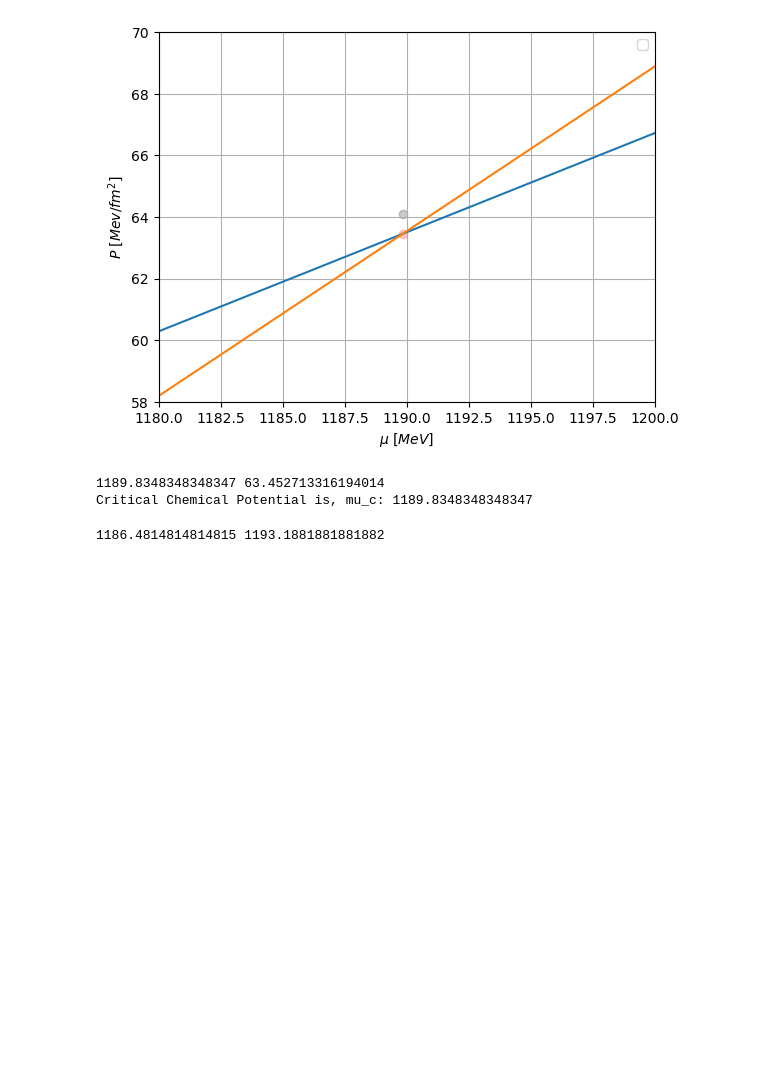
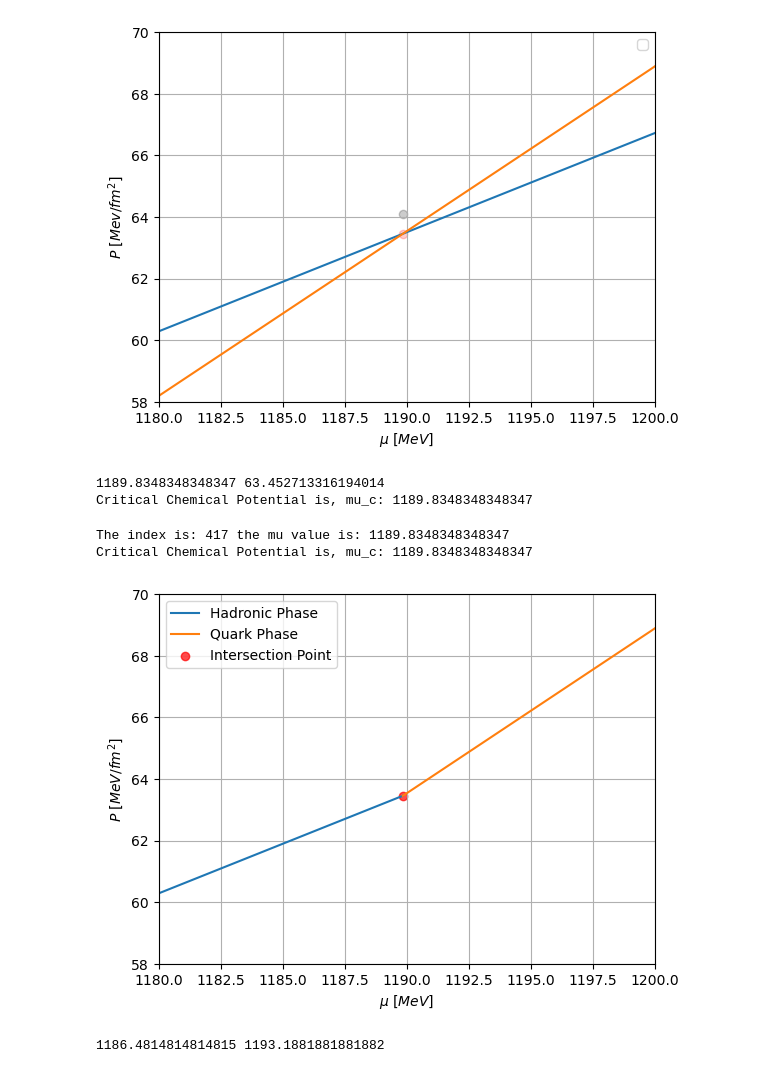
Before and after one commit to katta626/Phase_Transition, a Jupyter notebook: code/quadratic_fit-2.ipynb, the cells around one changed output. Drawn from its saved outputs; the diff is of its cells as text; code cells hidden in the pictures; blank space fills up the shorter version.

```diff
--- a/code/quadratic_fit-2.ipynb
+++ b/code/quadratic_fit-2.ipynb
@@ -203,6 +162,51 @@ The index is : 417 the mu value is:  1189.8348348348347
 [figure]
 1189.8348348348347 63.452713316194014
 Critical Chemical Potential is, mu_c: 1189.8348348348347
+# %%
+# Assuming mu1_b, P_1_all, mu_quark, and P_3_all are already defined
+x1 = np.array(mu1_b)
+y1 = np.array(P_1_all)
+
+x2 = np.array(mu_quark)
+y2 = np.array(P_3_all)
+
+P_h_int_func = interpolate.interp1d(x1, y1)
+P_q_int_func = interpolate.interp1d(x2, y2)
+
+mu_new = np.linspace(1050, 1385, 1000)
+P_had_array = P_h_int_func(mu_new)
+P_quark_array = P_q_int_func(mu_new)
+
+# Calculate the difference and find the intersection
+y_diff = np.abs(P_had_array - P_quark_array)
+index_intersect = np.argmin(y_diff)
+i_intersect = mu_new[index_intersect]
+y_intersect = P_had_array[index_intersect]
+
+print("The index is:", index_intersect, "the mu value is:", x_intersect)
+print("Critical Chemical Potential is, mu_c:", x_intersect)
+
+# Split the arrays at the intersection point
+mu_had = mu_new[:index_intersect + 1]
+P_had = P_had_array[:index_intersect + 1]
+mu_quark_2 = mu_new[index_intersect:]
+P_quark_2 = P_quark_array[index_intersect:]
+
+# Plotting the updated arrays
+plt.plot(mu_had, P_had, label='Hadronic Phase')
+plt.plot(mu_quark_2, P_quark_2, label='Quark Phase')
+plt.scatter(x_intersect, y_intersect, color="red", alpha=0.7, label='Intersection Point')
+plt.ylim([58, 70])
+plt.xlim([1180, 1200])
+plt.xlabel(r"$\mu \ [MeV]$")
+plt.ylabel(r"$P \ [MeV/fm^2]$")
+plt.legend()
+plt.grid()
+plt.show()
+# %% [output]
+The index is: 417 the mu value is: 1189.8348348348347
+Critical Chemical Potential is, mu_c: 1189.8348348348347
+[figure, added]
 # %%
 @jit(nopython=True)
 def quad_P(mu_c, mu, alpha, beta, delP, P_c):
```
Also changed, not shown: parts of 9 cells of this notebook.
